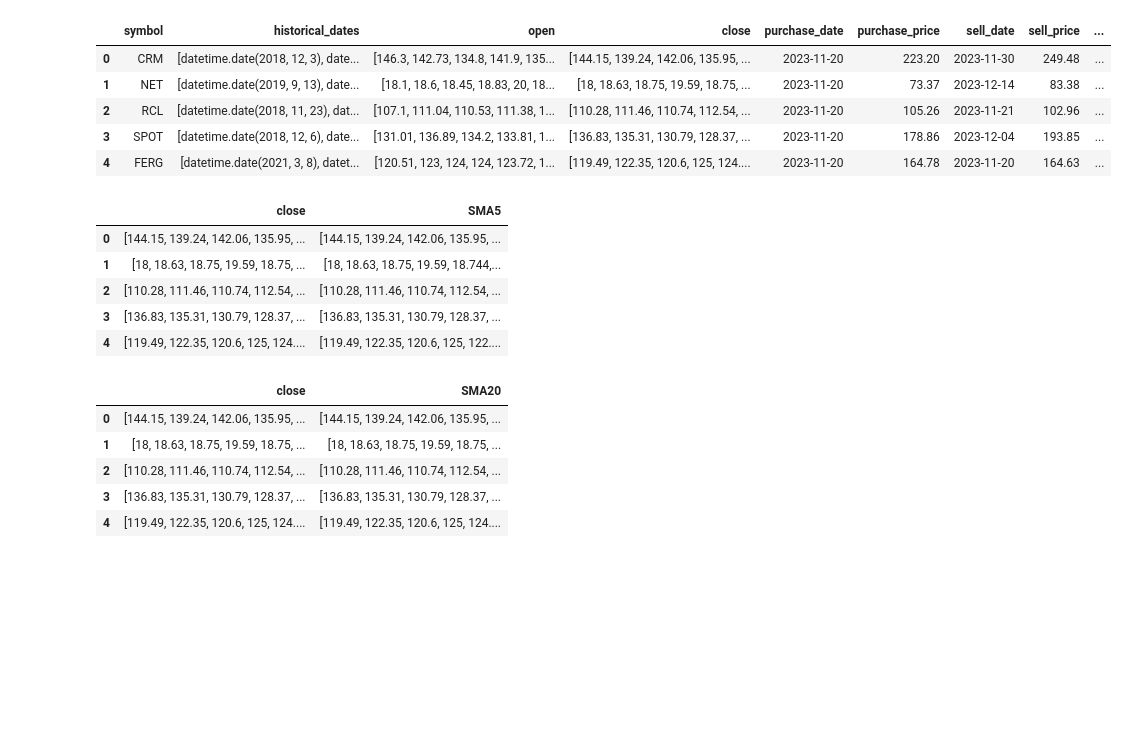
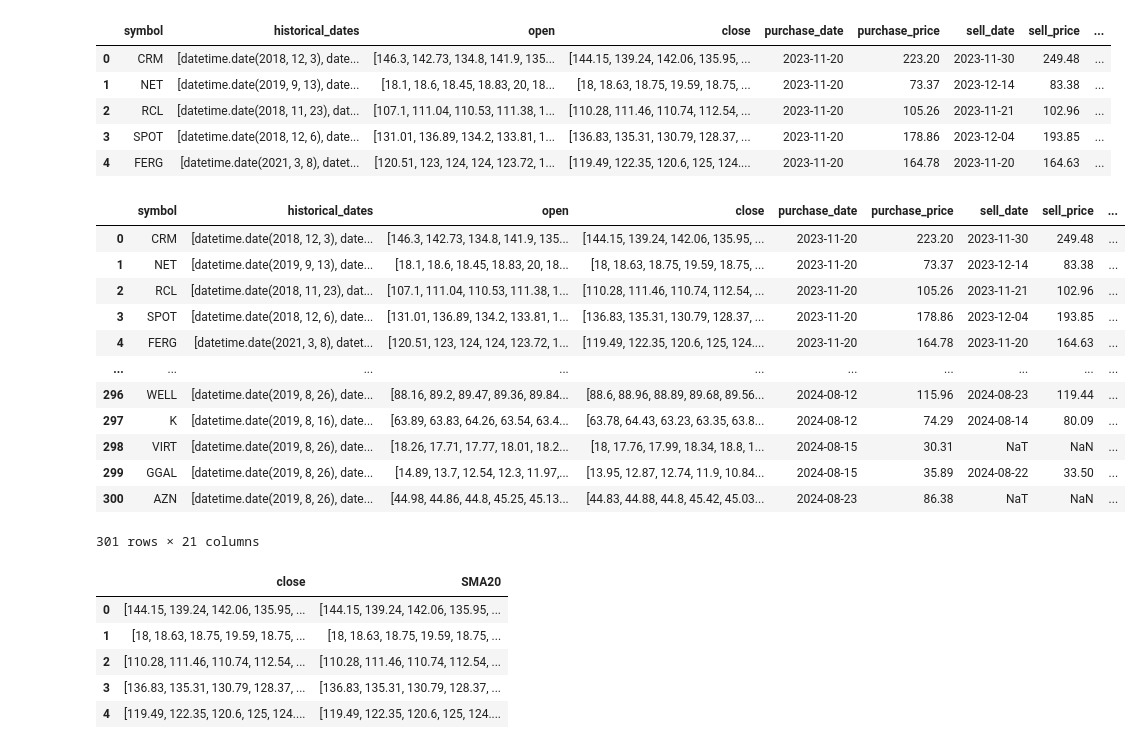
Before and after one commit to davidmasterson/TradeWiseTrainingModelComparison, a Jupyter notebook: Model_Training/model_generator.ipynb, the cells around one changed output. Saved outputs shown, nothing was run; the diff lists cells and outputs as text; code cells hidden in the pictures; blank space fills up the shorter version.

Commit message:
Broke out the purchase and sell dates into their own columns in the dataframe before training.

```diff
--- a/Model_Training/model_generator.ipynb
+++ b/Model_Training/model_generator.ipynb
@@ -17,28 +17,49 @@ df.head()
 | 3 | SPOT | [datetime.date(2018, 12, 6), date... | [131.01, 136.89, 134.2, 133.81, 1... | [136.83, 135.31, 130.79, 128.37, ... | 2023-11-20 | 178.86 | 2023-12-04 | 193.85 | ... |
 | 4 | FERG | [datetime.date(2021, 3, 8), datet... | [120.51, 123, 124, 124, 123.72, 1... | [119.49, 122.35, 120.6, 125, 124.... | 2023-11-20 | 164.78 | 2023-11-20 | 164.63 | ... |
 # %%
+# Convert date to a datetime object and then create seperate columns for day, month, year, day as Monday, Friday ....
+df['purchase_date'] = pd.to_datetime(df['purchase_date'])
+df['purchase_day'] = df['purchase_date'].dt.day
+df['purchase_month'] = df['purchase_date'].dt.month
+df['purchase_year'] = df['purchase_date'].dt.year
+df['sell_date'] = pd.to_datetime(df['sell_date'])
+df['sell_day'] = df['sell_date'].dt.day
+df['sell_month'] = df['sell_date'].dt.month
+df['sell_year'] = df['sell_date'].dt.year
+
+
+
+
 # Function to calculate SMA5
 def calculate_sma5(close_prices):
     sma5 = []
     for i in range(len(close_prices)):
         if i < 4:  # Predict the SMA5 for the first four dates
             sma5.append(close_prices[i])
         else:
             sma5.append(np.mean(close_prices[i-4:i+1]))
     return sma5
 
 # Apply the function to the 'close' column
 df['SMA5'] = df['close'].apply(lambda x: calculate_sma5(eval(x)))
 
 # Inspect the result
-df[['close', 'SMA5']].head()
+# df[['close', 'SMA5']].head()
+df
 # %% [output]
-|  | close | SMA5 |
-| 0 | [144.15, 139.24, 142.06, 135.95, ... | [144.15, 139.24, 142.06, 135.95, ... |
-| 1 | [18, 18.63, 18.75, 19.59, 18.75, ... | [18, 18.63, 18.75, 19.59, 18.744,... |
-| 2 | [110.28, 111.46, 110.74, 112.54, ... | [110.28, 111.46, 110.74, 112.54, ... |
-| 3 | [136.83, 135.31, 130.79, 128.37, ... | [136.83, 135.31, 130.79, 128.37, ... |
-| 4 | [119.49, 122.35, 120.6, 125, 124.... | [119.49, 122.35, 120.6, 125, 122.... |
+|  | symbol | historical_dates | open | close | purchase_date | purchase_price | sell_date | sell_price | ... |
+| 0 | CRM | [datetime.date(2018, 12, 3), date... | [146.3, 142.73, 134.8, 141.9, 135... | [144.15, 139.24, 142.06, 135.95, ... | 2023-11-20 | 223.20 | 2023-11-30 | 249.48 | ... |
+| 1 | NET | [datetime.date(2019, 9, 13), date... | [18.1, 18.6, 18.45, 18.83, 20, 18... | [18, 18.63, 18.75, 19.59, 18.75, ... | 2023-11-20 | 73.37 | 2023-12-14 | 83.38 | ... |
+| 2 | RCL | [datetime.date(2018, 11, 23), dat... | [107.1, 111.04, 110.53, 111.38, 1... | [110.28, 111.46, 110.74, 112.54, ... | 2023-11-20 | 105.26 | 2023-11-21 | 102.96 | ... |
+| 3 | SPOT | [datetime.date(2018, 12, 6), date... | [131.01, 136.89, 134.2, 133.81, 1... | [136.83, 135.31, 130.79, 128.37, ... | 2023-11-20 | 178.86 | 2023-12-04 | 193.85 | ... |
+| 4 | FERG | [datetime.date(2021, 3, 8), datet... | [120.51, 123, 124, 124, 123.72, 1... | [119.49, 122.35, 120.6, 125, 124.... | 2023-11-20 | 164.78 | 2023-11-20 | 164.63 | ... |
+| ... | ... | ... | ... | ... | ... | ... | ... | ... | ... |
+| 296 | WELL | [datetime.date(2019, 8, 26), date... | [88.16, 89.2, 89.47, 89.36, 89.84... | [88.6, 88.96, 88.89, 89.68, 89.56... | 2024-08-12 | 115.96 | 2024-08-23 | 119.44 | ... |
+| 297 | K | [datetime.date(2019, 8, 16), date... | [63.89, 63.83, 64.26, 63.54, 63.4... | [63.78, 64.43, 63.23, 63.35, 63.8... | 2024-08-12 | 74.29 | 2024-08-14 | 80.09 | ... |
+| 298 | VIRT | [datetime.date(2019, 8, 26), date... | [18.26, 17.71, 17.77, 18.01, 18.2... | [18, 17.76, 17.99, 18.34, 18.8, 1... | 2024-08-15 | 30.31 | NaT | NaN | ... |
+| 299 | GGAL | [datetime.date(2019, 8, 26), date... | [14.89, 13.7, 12.54, 12.3, 11.97,... | [13.95, 12.87, 12.74, 11.9, 10.84... | 2024-08-15 | 35.89 | 2024-08-22 | 33.50 | ... |
+| 300 | AZN | [datetime.date(2019, 8, 26), date... | [44.98, 44.86, 44.8, 45.25, 45.13... | [44.83, 44.88, 44.8, 45.42, 45.03... | 2024-08-23 | 86.38 | NaT | NaN | ... |
+301 rows × 21 columns
 # %%
 def calculate_sma20(close_prices):
     sma20 = []
```
Also changed, not shown: parts of 7 cells of this notebook, 16 other files.
